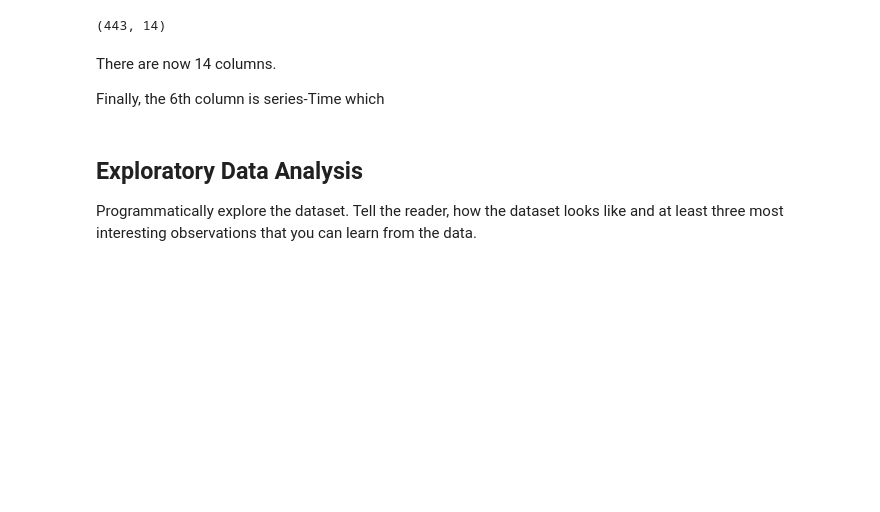
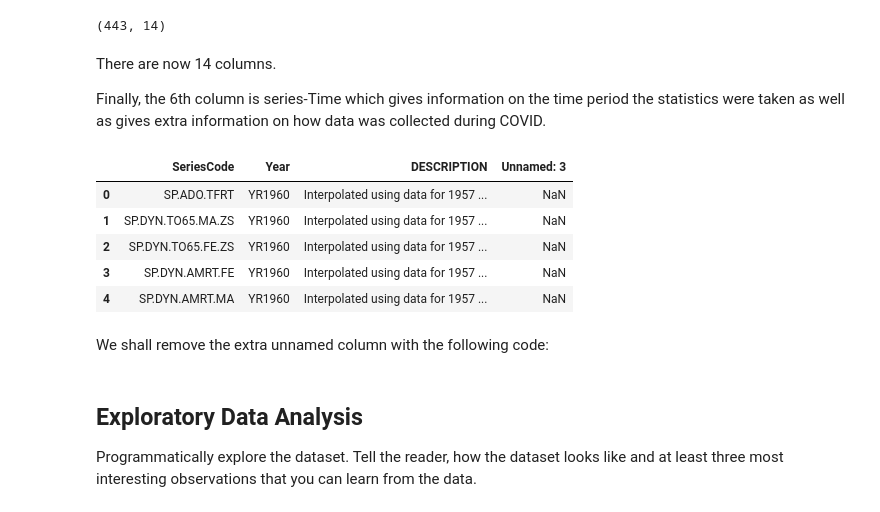
Before and after one commit to R-Bagala/Data-Science-Assignment-UoS, a Jupyter notebook: 3428295_CSCU9M3_TheAssignment_Aut26.ipynb, the cells around one changed output. Saved outputs shown, nothing was run; the diff lists cells and outputs as text; code cells hidden in the pictures; blank space fills up the shorter version.

```diff
--- a/3428295_CSCU9M3_TheAssignment_Aut26.ipynb
+++ b/3428295_CSCU9M3_TheAssignment_Aut26.ipynb
@@ -244,4 +244,16 @@ clean_series.shape
 # %% [markdown]
 There are now 14 columns.
 
-Finally, the 6th column is series-Time which
+Finally, the 6th column is series-Time which gives information on the time period the statistics were taken as well as gives extra information on how data was collected during COVID.
+# %%
+time = pd.read_csv("C:/Users/bagal/OneDrive/Desktop/Data Science Assignment/hnp_stats_csv/HNP_StatsSeries-Time.csv")
+time.head()
+# %% [output]
+|  | SeriesCode | Year | DESCRIPTION | Unnamed: 3 |
+| 0 | SP.ADO.TFRT | YR1960 | Interpolated using data for 1957 ... | NaN |
+| 1 | SP.DYN.TO65.MA.ZS | YR1960 | Interpolated using data for 1957 ... | NaN |
+| 2 | SP.DYN.TO65.FE.ZS | YR1960 | Interpolated using data for 1957 ... | NaN |
+| 3 | SP.DYN.AMRT.FE | YR1960 | Interpolated using data for 1957 ... | NaN |
+| 4 | SP.DYN.AMRT.MA | YR1960 | Interpolated using data for 1957 ... | NaN |
+# %% [markdown]
+We shall remove the extra unnamed column with the following code:
```
Also changed, not shown: parts of 1 cell of this notebook, 1 other file.
